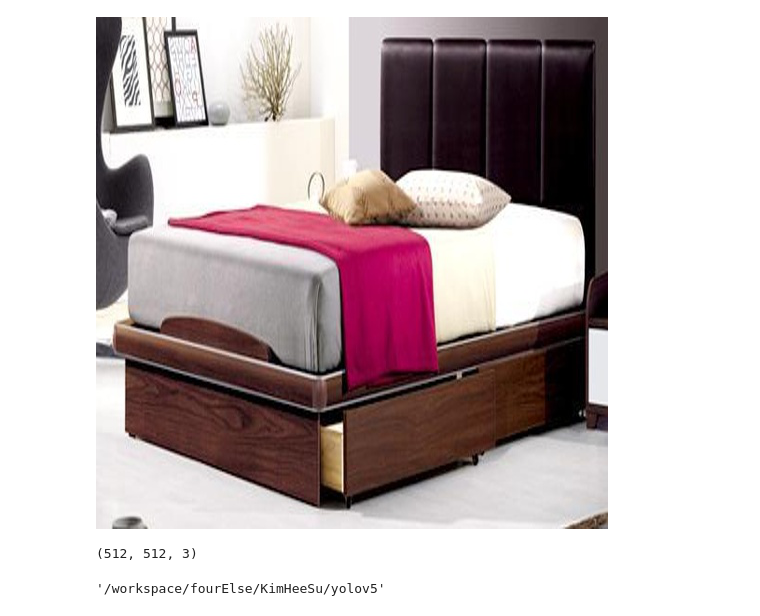
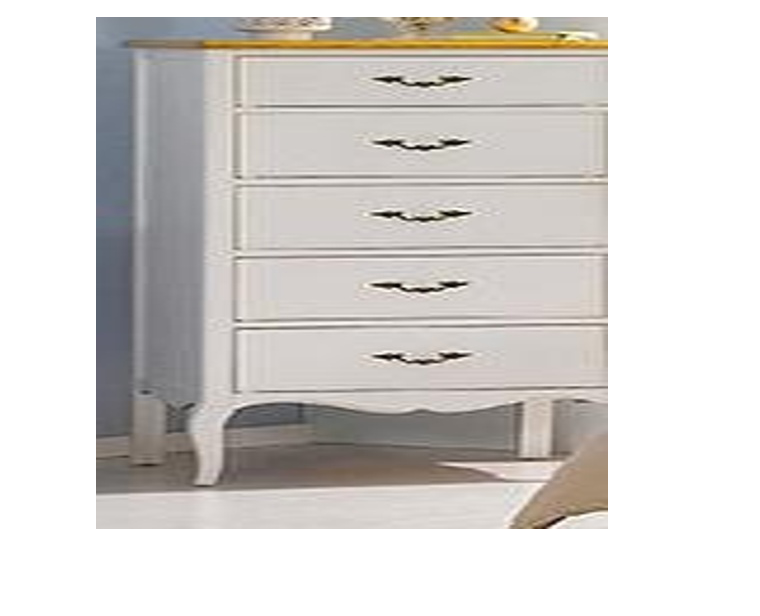
Before and after one commit to G-Polya/2021-1-CECD3-four-elSe-1, a Jupyter notebook: integrated_main/inference.ipynb, the cells around one changed output. Cells and saved outputs as stored; diff of their text form; code cells hidden in the pictures; blank space fills up the shorter version.

Commit message:
yolo detection resnet retrieval

```diff
--- a/integrated_main/inference.ipynb
+++ b/integrated_main/inference.ipynb
@@ -6,3 +10,3 @@ from glob import glob
 # %%
-detectedObject_list = detect.object_detection(imgsz=[576])
+detectedObject_list = detect.object_detection(imgsz=[576],name="test",source="yolov5/hanssem/images/test")
 # %% [output]
@@ -33,16 +37,7 @@ Done. (3.606s)
 # %%
-selectObject_path = detectedObject_list[6]["objectImagePath"]
-selelectObject_pil = Image.open(selectObject_path)
-selelectObject_pil
+selectObject = detectedObject_list[0]
+selectObject_path = selectObject["objectImagePath"]
+selectObject_pil = Image.open(selectObject_path)
+selectObject_pil
 # %% [output]
-[figure, old version]
+[figure, new version]
-# %%
-import numpy as np
-selelectObject_pil = np.array(selelectObject_pil)
-selelectObject_pil.shape
-# %% [output]
-(512, 512, 3)
-# %%
-os.getcwd()
-# %% [output]
-'/workspace/fourElse/KimHeeSu/yolov5'
```
Also changed, not shown: parts of 18 cells of this notebook, 4 other files.
